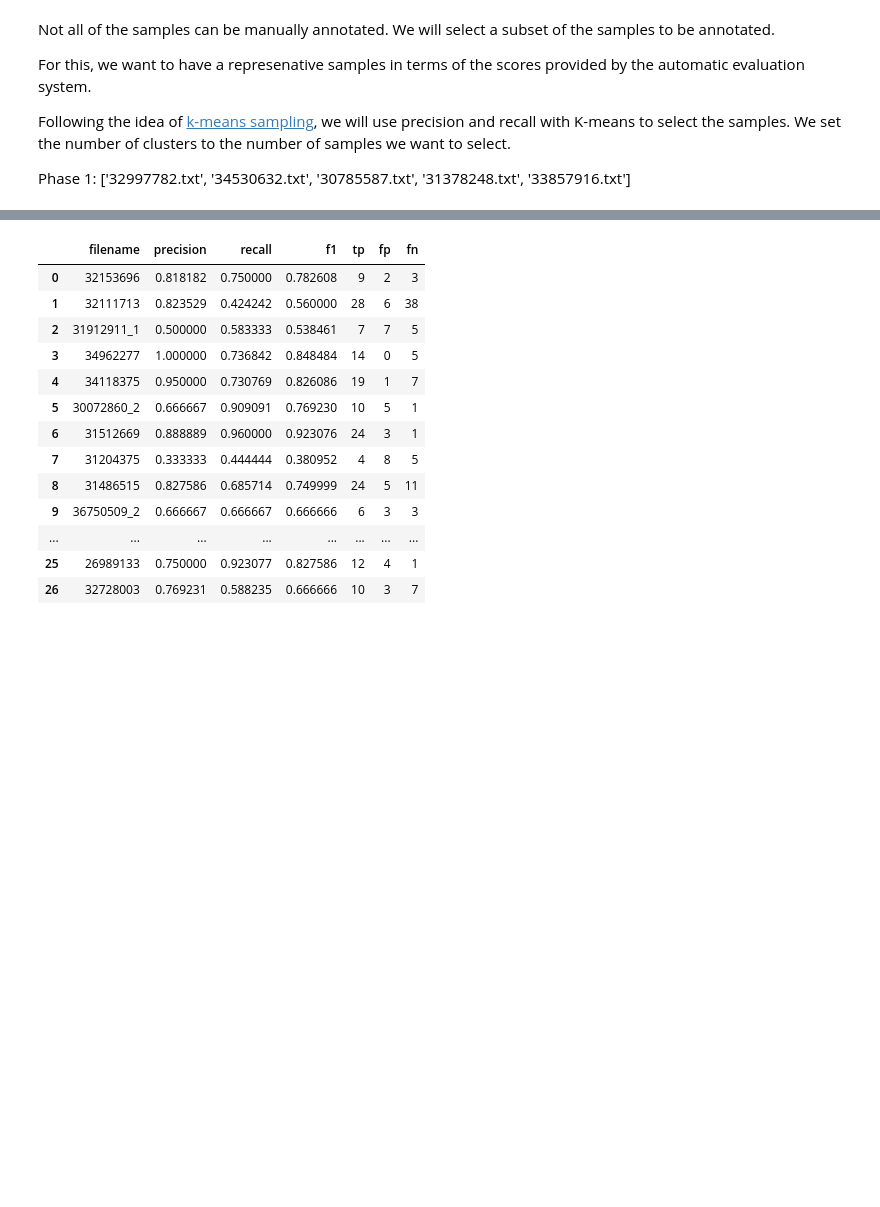
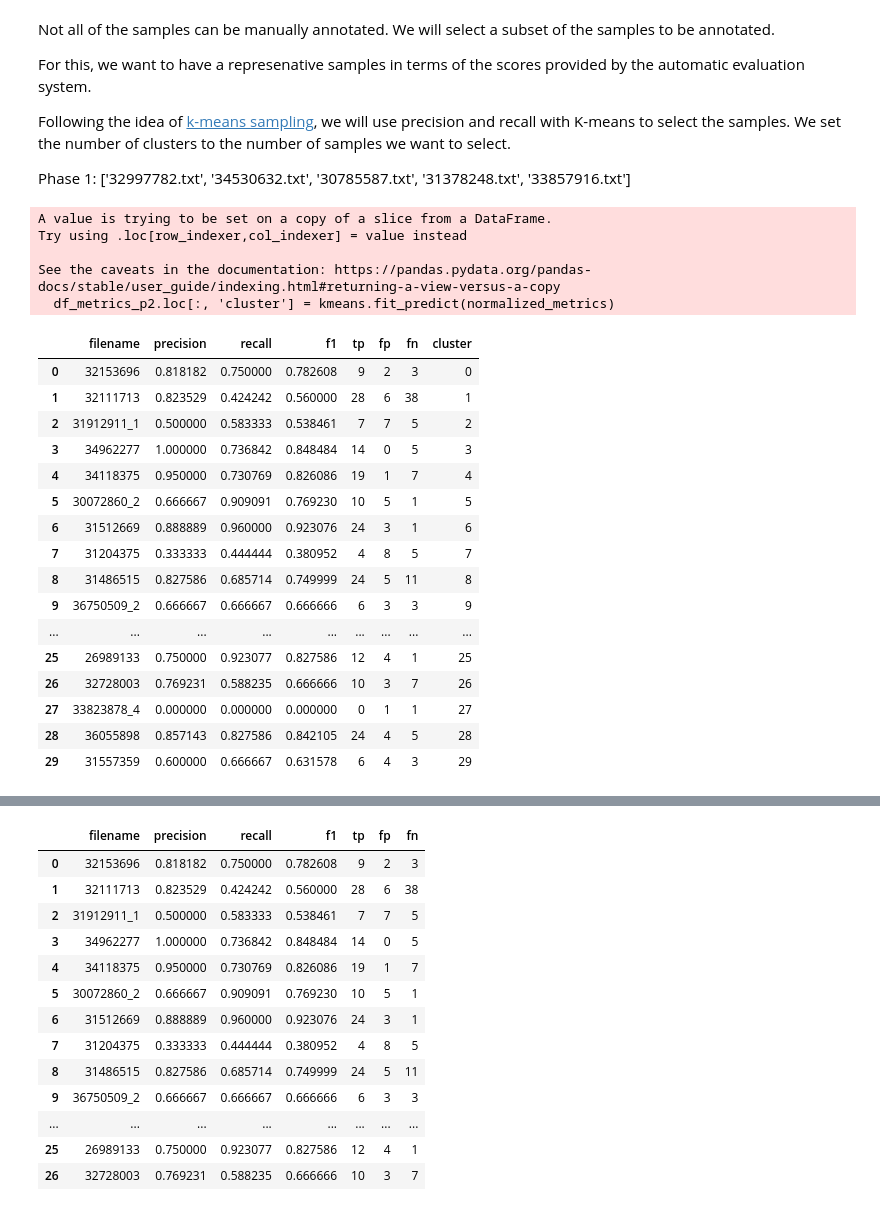
Before and after one commit to nlp4bia-bsc/MultiSynDS, a Jupyter notebook: nbs/evaluation/automatic/scispacy_eval_GPT4omini.ipynb, the cells around one changed output, grey strips where cells are left out. Drawn from its saved outputs; the diff is of its cells as text; code cells hidden in the pictures; blank space fills up the shorter version.

```diff
--- a/nbs/evaluation/automatic/scispacy_eval_GPT4omini.ipynb
+++ b/nbs/evaluation/automatic/scispacy_eval_GPT4omini.ipynb
@@ -343,7 +343,33 @@ kmeans = KMeans(n_clusters=30, random_state=42)
 df_metrics_p2.loc[:, 'cluster'] = kmeans.fit_predict(normalized_metrics)
 
 # Sample one row from each cluster
-sampled_df = df_metrics_p2.groupby('cluster').apply(lambda x: x.sample(1, random_state=42), include_groups=False).reset_index(drop=True)
+sampled_df = df_metrics_p2.groupby(['cluster']).apply(lambda x: x.sample(1, random_state=42), include_groups=True).reset_index(drop=True)
+# %% [output]
+A value is trying to be set on a copy of a slice from a DataFrame.
+Try using .loc[row_indexer,col_indexer] = value instead
+
+See the caveats in the documentation: https://pandas.pydata.org/pandas-docs/stable/user_guide/indexing.html#returning-a-view-versus-a-copy
+  df_metrics_p2.loc[:, 'cluster'] = kmeans.fit_predict(normalized_metrics)
+# %%
+sampled_df
+# %% [output]
+|  | filename | precision | recall | f1 | tp | fp | fn | cluster |
+| 0 | 32153696 | 0.818182 | 0.750000 | 0.782608 | 9 | 2 | 3 | 0 |
+| 1 | 32111713 | 0.823529 | 0.424242 | 0.560000 | 28 | 6 | 38 | 1 |
+| 2 | 31912911_1 | 0.500000 | 0.583333 | 0.538461 | 7 | 7 | 5 | 2 |
+| 3 | 34962277 | 1.000000 | 0.736842 | 0.848484 | 14 | 0 | 5 | 3 |
+| 4 | 34118375 | 0.950000 | 0.730769 | 0.826086 | 19 | 1 | 7 | 4 |
+| 5 | 30072860_2 | 0.666667 | 0.909091 | 0.769230 | 10 | 5 | 1 | 5 |
+| 6 | 31512669 | 0.888889 | 0.960000 | 0.923076 | 24 | 3 | 1 | 6 |
+| 7 | 31204375 | 0.333333 | 0.444444 | 0.380952 | 4 | 8 | 5 | 7 |
+| 8 | 31486515 | 0.827586 | 0.685714 | 0.749999 | 24 | 5 | 11 | 8 |
+| 9 | 36750509_2 | 0.666667 | 0.666667 | 0.666666 | 6 | 3 | 3 | 9 |
+| ... | ... | ... | ... | ... | ... | ... | ... | ... |
+| 25 | 26989133 | 0.750000 | 0.923077 | 0.827586 | 12 | 4 | 1 | 25 |
+| 26 | 32728003 | 0.769231 | 0.588235 | 0.666666 | 10 | 3 | 7 | 26 |
+| 27 | 33823878_4 | 0.000000 | 0.000000 | 0.000000 | 0 | 1 | 1 | 27 |
+| 28 | 36055898 | 0.857143 | 0.827586 | 0.842105 | 24 | 4 | 5 | 28 |
+| 29 | 31557359 | 0.600000 | 0.666667 | 0.631578 | 6 | 4 | 3 | 29 |
 # %%
 
 # Plot the clusters
```
Also changed, not shown: parts of 1 cell of this notebook.
